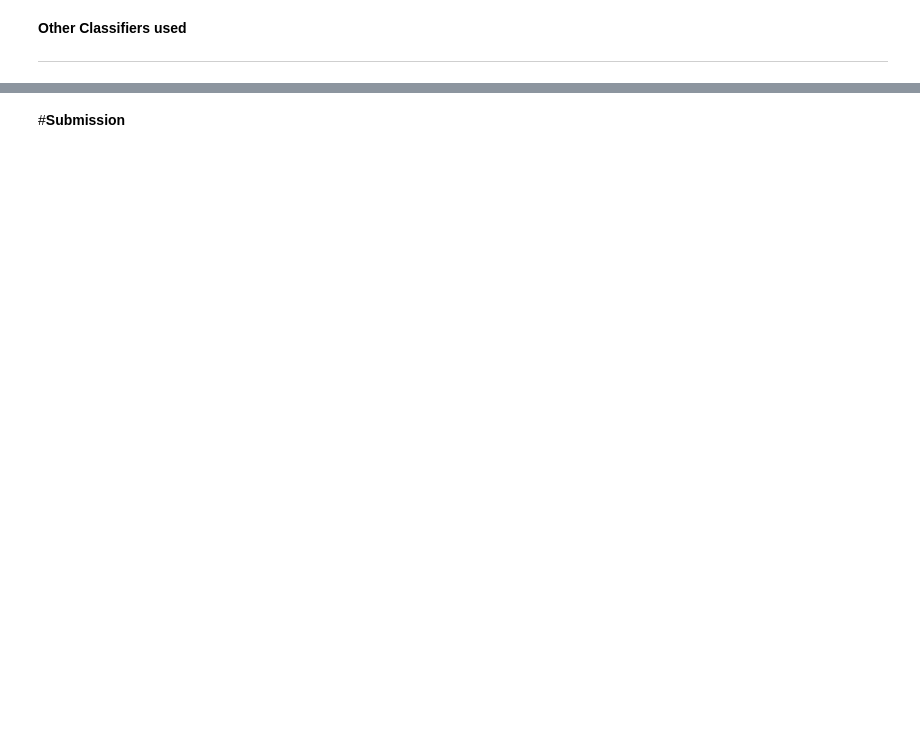
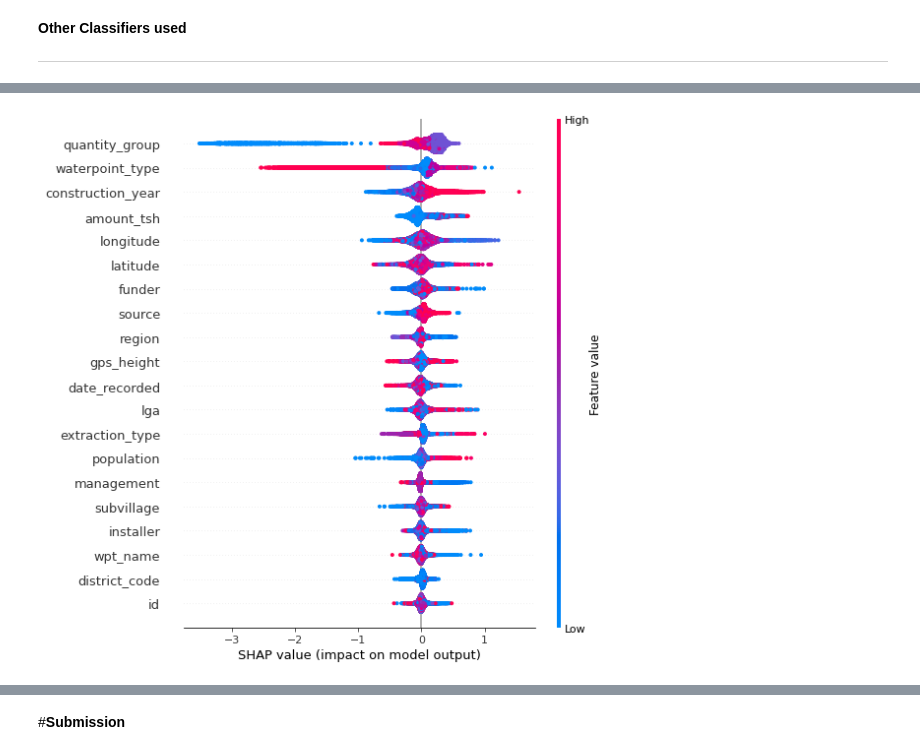
Before and after one commit to KrishPraba/Pump-it-Up-Data-Mining-the-Water-Table, a Jupyter notebook: Pump_it_Up_Modelling_&_Post_processing.ipynb, the cells around one changed output, grey strips where cells are left out. Drawn from its saved outputs; the diff is of its cells as text; code cells hidden in the pictures; blank space fills up the shorter version.

```diff
--- a/Pump_it_Up_Modelling_&_Post_processing.ipynb
+++ b/Pump_it_Up_Modelling_&_Post_processing.ipynb
@@ -325,0 +317,4 @@ Gaussian Naive Bayes :
+# %%
+shap.summary_plot(shap_values[0], X_val)      #Functional
+# %% [output]
+[figure, added]
```
Also changed, not shown: parts of 34 cells of this notebook.
